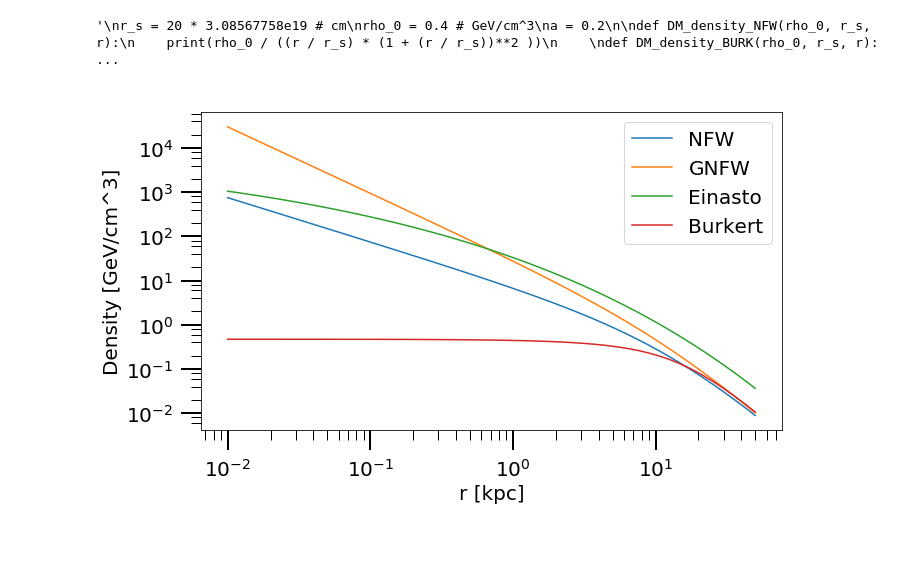
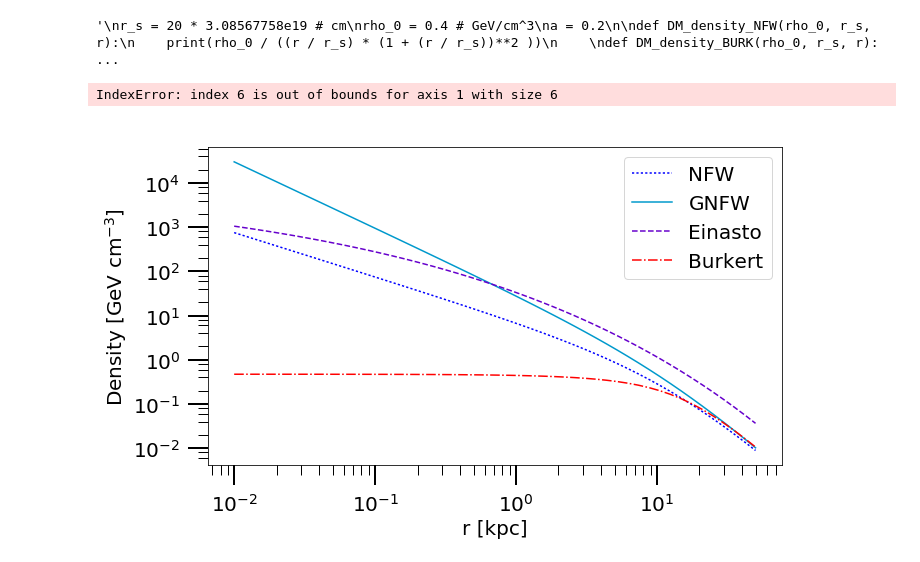
Before and after one commit to bradkav/GSS2018_Indirect, a Jupyter notebook: scripts/GRAPPA_student2.ipynb, the cells around one changed output. Saved outputs shown, nothing was run; the diff lists cells and outputs as text; code cells hidden in the pictures.

```diff
--- a/scripts/GRAPPA_student2.ipynb
+++ b/scripts/GRAPPA_student2.ipynb
@@ -59,13 +59,13 @@ def DM_density_GNFW(r, rho_0, r_s, gamma, square=False):
 # General DM density function
 def DM_density(TYPE, r, rho_0, r_s, gamma=1, a=1, square=False):
     if ((TYPE=="NFW") or (TYPE=="nfw")):
-        return DM_density_NFW(r, rho_0, r_s, square=False)
+        return DM_density_NFW(r, rho_0, r_s, square)
     elif ((TYPE=="Burk") or (TYPE=="Burkert") or (TYPE=="BURK")):
-        return DM_density_BURK(r, rho_0, r_s, square=False)
+        return DM_density_BURK(r, rho_0, r_s, square)
     elif ((TYPE=="Ein") or (TYPE=="EIN") or (TYPE=="Einasto")):
-        return DM_density_EIN(r, rho_0, r_s, a, square=False)
+        return DM_density_EIN(r, rho_0, r_s, a, square)
     elif ((TYPE=="GNFW") or (TYPE=="gnfw")):
-        return DM_density_GNFW(r, rho_0, r_s, gamma, square=False)
+        return DM_density_GNFW(r, rho_0, r_s, gamma, square)
     else:
         print("Error: \tdensity profile TYPE was not recognized. Returned -1.")
         print("\tPlease specify either of the following profile TYPEs:")
@@ -74,48 +74,50 @@ def DM_density(TYPE, r, rho_0, r_s, gamma=1, a=1, square=False):
         print("\t\t-\"Ein\" for Einasto profile")
         print("\t\t-\"GNFW\" for generalized Navarro-Frenk-White profile")
         return -1
+# %%
+# Distance in cm
+# Density in GeV/cm^3
+# kpc in cm 3,086e+21
+kpc_to_cm=3.086e+21
+
+# Milky Way parameters
+rho_0 = 0.471 # GeV/cm^3
+r_s = 16*kpc_to_cm # cm
+d = 8.5 * kpc_to_cm # cm
+
+# Spheroidal dwarf galaxies data
+Dsphd_data = np.loadtxt("data_dwarf_galaxies.txt", usecols=(1,3,5,6,7,8))
+# %% [output]
+IndexError: index 6 is out of bounds for axis 1 with size 6
 # %%
-# Distance in cm
-# Density in GeV/cm^3
-# kpc in cm 3,086e+21
-kpc_to_cm=3.086e+21
 
-# Milky Way parameters
-rho_0 = 0.471 # GeV/cm^3
-r_s = 16*kpc_to_cm # cm
-d = 8.5 * kpc_to_cm # cm
 
-#  A range of input radii
+#  A range of input radii and plot parameters
 r=np.logspace(np.log10(0.01*kpc_to_cm), np.log10(50*kpc_to_cm), 50)
-
-'''
-density_NFW=DM_density_NFW(r, rho_0=0.4, r_s=20*kpc_to_cm)
-density_GNFW=DM_density_GNFW(r, rho_0=0.4, r_s=20*kpc_to_cm, gamma=1.5)
-density_EIN=DM_denisty_EIN(r, rho_0=0.4, r_s=20*kpc_to_cm, a=0.2)
-density_BURK=DM_density_BURK(r, rho_0=0.4, r_s=20*kpc_to_cm)
-'''
-
 a_lst = [1,1,0.2,1]
 gamma_lst = [1, 1.5, 1, 1]
 typelst = ["NFW", "GNFW", "Einasto", "Burkert"]
+colorlst = ["b","#0099cc", "#6600cc", 'r']
+linestylelst = [":", "-", "--", "-."]
 
 fig = plt.figure(figsize=(10,6))
 ax = fig.add_subplot(111)
 for i in range(4):
     density = DM_density(typelst[i], r, rho_0, r_s, gamma_lst[i], a_lst[i])
-    ax.plot(r/kpc_to_cm, density, label=typelst[i])
+    ax.plot(r/kpc_to_cm, density, color=colorlst[i],
+            linestyle=linestylelst[i], label=typelst[i])
 ax.set_xlabel(r"r [kpc]", fontsize=20)
-ax.set_ylabel(r"Density [GeV/cm^3]", fontsize=20)
+ax.set_ylabel(r"Density [GeV $\mathrm{cm}^{-3}}$]", fontsize=20)
 ax.set_xscale("log")
 ax.set_yscale("log")
 #ax.set_title("Compton scattered spectrum $E_{photon,in}=$"+str(e_in))
 ax.tick_params('both', labelsize=20, length=20, width=2, which='major', pad=8)
 ax.tick_params('both', labelsize=20, length=10, width=1, which='minor',pad=8)
 plt.legend(fontsize=20)
 plt.tight_layout()
 plt.show()
 # %% [output]
-[figure, old version]
+[figure, new version]
 # %%
 # Allows for computation of the dark matter density along the line of
 # sight. Parameters:
```
Also changed, not shown: parts of 2 cells of this notebook, 1 other file.
